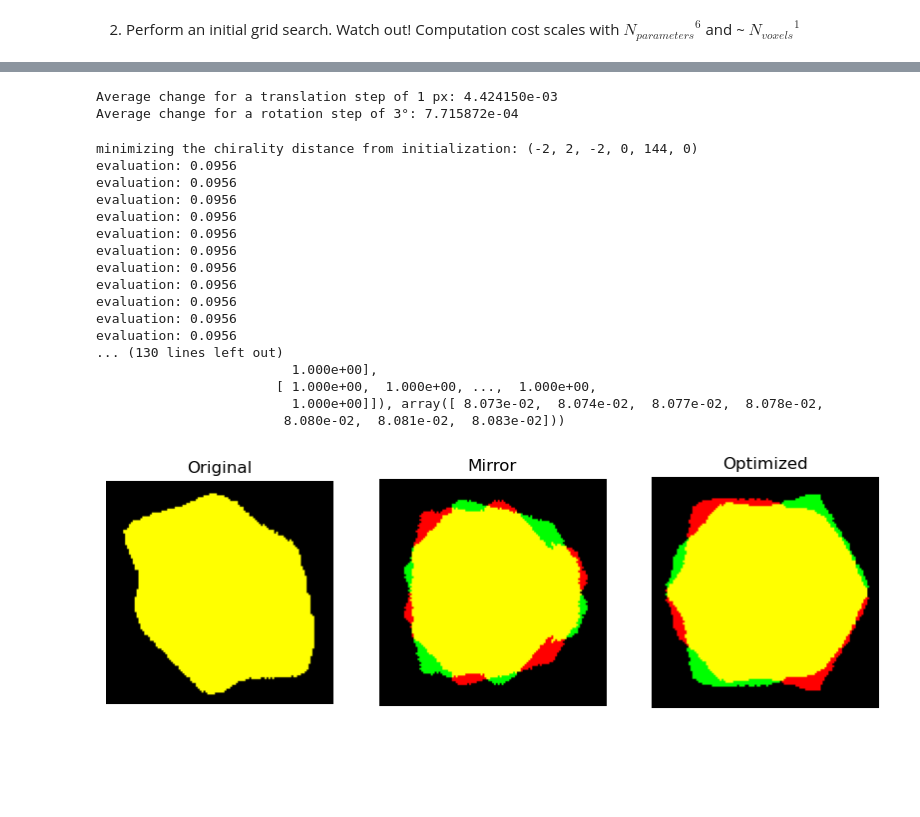
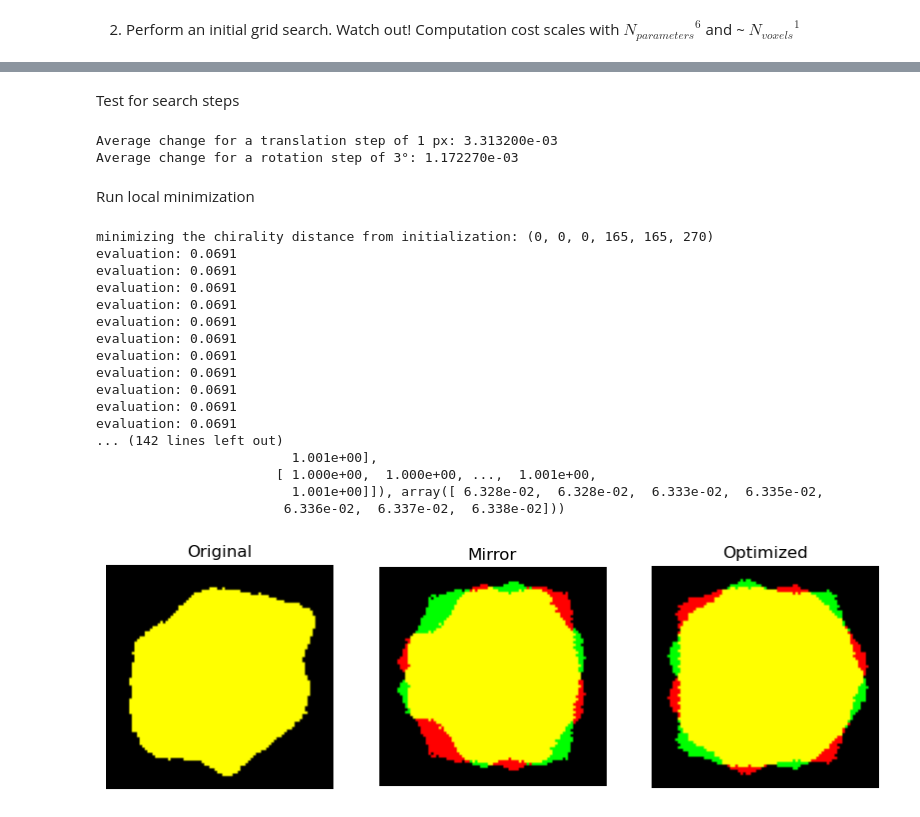
Before and after one commit to robgirod/asymmetry-measure, a Jupyter notebook: asymmetry_3D.ipynb, the cells around one changed output, grey strips where cells are left out. Drawn from its saved outputs; the diff is of its cells as text; code cells hidden in the pictures; blank space fills up the shorter version.

```diff
--- a/asymmetry_3D.ipynb
+++ b/asymmetry_3D.ipynb
@@ -21,7 +27,7 @@ The computation takes a few minutes for volumes ~ 100 x 150 x 100 voxels, increa
 # %% [markdown]
 ![image.png](attachment:image.png)
 # %%
-filename = r"C:\Users\rgirod\OneDrive - Universiteit Antwerpen\Data\Scripts\asymmetry-measure\test\chiral_helicoid.rec"
+filename = r"C:\Users\rgirod\OneDrive - Universiteit Antwerpen\Data\Scripts\asymmetry-measure\test\chiral_helicoid.tif"
 Q = read_data(filename) # Can read .tif(f), .mrc, .rec
 plot_histogram(Q)
 
@@ -34,9 +40,9 @@ suggested binning: at least 3.3
 # %% [markdown]
 1. Prepare volume if needed: binarize, bin, clean
 # %%
-threshold = 0.25 # 'otsu' or float corresponding to a manual intensity threshold
-cleaning = 1 # median filter footprint (int)
-binning = 3 # binning factor (int), typically so that longest axis is at most 150 px
+threshold = 0.26    # 'otsu' or float corresponding to a manual intensity threshold
+cleaning = 1        # median filter footprint (int)
+binning = 2         # binning factor (int), typically so that longest axis is at most 150 px
 
 Q1 = prepare_volume(Q, threshold, cleaning, binning, V)
 print(f'Cleaned volume size: {Q1.shape}')
@@ -57,11 +65,11 @@ V.add_image(Q, rendering = 'iso')
 # %%
 ''' Parameters '''
-n_shifts = 2 # for now, must be odd to include 0
-l_shifts = 2 # in pixels
-n_angles = 10 # 60 angles is quite good already, must be even for rod_like
+n_shifts = 3    # Number of translation steps. Must be odd to include 0
+l_shifts = 2    # Size of translation steps. In pixels
+n_angles = 16   # Number of rotation steps subdividing a 360° rotation about each axes. If rod_like is True, must be even
 
 distance = 'DU' # 'IoU' (intersection over union), 'DU' (disjunctive union) or 'Hausdorff'
-rod_like = False # if True, will limit rotations to the major and 1 minor axes, with [-10°+10°] at +/- 180° for the minor
+rod_like = False # If True, will limit rotations to rotate around the major and 1 minor axes, with [-10°+10°] at +/- 180° for the minor
 
 ''' Function '''
 if n_shifts == 0:
@@ -90,8 +98,22 @@ else:
     iter_b = np.linspace(0, 360, n_angles, endpoint = False, dtype = 'int') # rotations about Y axis
     iter_c = np.linspace(0, 360, n_angles, endpoint = False, dtype = 'int') # rotations about X axis
 
+if rod_like:
+    iter_a = np.linspace(0, 360, n_angles, endpoint = False, dtype = 'int') # rotations about Z axis
+    n_angles_minor_ud = n_angles // 2
+    if not n_angles_minor_ud % 2:
+        n_angles_minor_ud -= 1
+    iter_b = np.concatenate([
+        np.linspace(-10, 10, n_angles_minor_ud, endpoint = True, dtype = 'int'),
+        np.linspace(170, 190, n_angles_minor_ud, endpoint = True, dtype = 'int')
+    ]) # rotations about Y axis
+    iter_c = [0] # rotations about X axis
 
-# Need to decouple col, row and angle idx to have a finer search with angles
+else:
+    iter_a = np.linspace(0, 360, n_angles, endpoint = False, dtype = 'int') # rotations about Z axis
+    iter_b = np.linspace(0, 360, n_angles, endpoint = False, dtype = 'int') # rotations about Y axis
+    iter_c = np.linspace(0, 360, n_angles, endpoint = False, dtype = 'int') # rotations about X axis
+
 
 print(f'Grid search in u: {iter_u}')
 print(f'Grid search in v: {iter_v}')
@@ -165,6 +193,9 @@ global minimum found for parameters: (-2, 2, -2, 0, 144, 0) at D=0.096
+# %% [markdown]
+Test for search steps
 # %%
 '''
 Test to find the best step size depending on the metric used
+Best step size gives a change of ~1e-3 for DU, ~1.5-2e-2 for IoU
 Best step size gives a change of ~1e-3 for DU, ~1.5-2e-2 for IoU
 It is best to have change_translate ~ change_rotation for convergence
 Note: cannot have step size < 1 px
@@ -174,8 +205,10 @@ step_translation = 1 # At the moment, need to be kept > 1 and integers only
 
 test_step_size(Q, 'DU', min_param, step_rot, step_translation)
 # %% [output]
-Average change for a translation step of 1 px: 4.424150e-03
-Average change for a rotation step of 3°: 7.715872e-04
+Average change for a translation step of 1 px: 3.313200e-03
+Average change for a rotation step of 3°: 1.172270e-03
+# %% [markdown]
+Run local minimization
 # %%
 ''' Parameters '''
 distance = 'DU' # 'DU', 'IoU' or 'Hausdorff'
@@ -188,25 +221,25 @@ if distance == 'Hausdorff':
     d_max = regionprops(Q)[0].feret_diameter_max
     print(f'Hausdorff distance: {results.fun / d_max}')
 # %% [output]
-minimizing the chirality distance from initialization: (-2, 2, -2, 0, 144, 0)
-evaluation: 0.0956
-evaluation: 0.0956
-evaluation: 0.0956
-evaluation: 0.0956
-evaluation: 0.0956
-evaluation: 0.0956
-evaluation: 0.0956
-evaluation: 0.0956
-evaluation: 0.0956
-evaluation: 0.0956
-evaluation: 0.0956
-... (130 lines left out)
-                         1.000e+00],
-                       [ 1.000e+00,  1.000e+00, ...,  1.000e+00,
-                         1.000e+00]]), array([ 8.073e-02,  8.074e-02,  8.077e-02,  8.078e-02,
-                        8.080e-02,  8.081e-02,  8.083e-02]))
+minimizing the chirality distance from initialization: (0, 0, 0, 165, 165, 270)
+evaluation: 0.0691
+evaluation: 0.0691
+evaluation: 0.0691
+evaluation: 0.0691
+evaluation: 0.0691
+evaluation: 0.0691
+evaluation: 0.0691
+evaluation: 0.0691
+evaluation: 0.0691
+evaluation: 0.0691
+evaluation: 0.0691
+... (142 lines left out)
+                         1.001e+00],
+                       [ 1.000e+00,  1.000e+00, ...,  1.001e+00,
+                         1.001e+00]]), array([ 6.328e-02,  6.328e-02,  6.333e-02,  6.335e-02,
+                        6.336e-02,  6.337e-02,  6.338e-02]))
 # %%
 ''' Display results in 2D'''
-show_result_BFGS(Q, best_param)
+show_results(Q, best_param)
 # %% [output]
-[figure, old version]
+[figure, new version]
```
Also changed, not shown: parts of 13 cells of this notebook, 7 other files.
